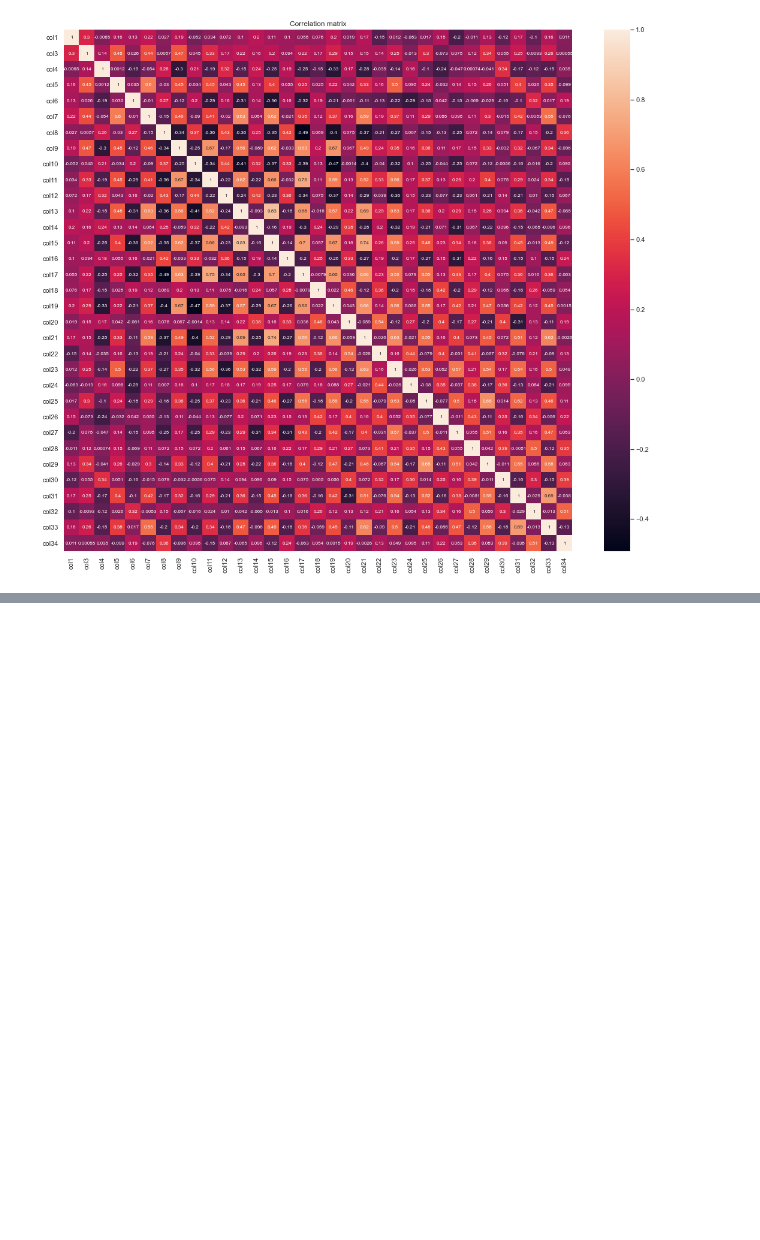
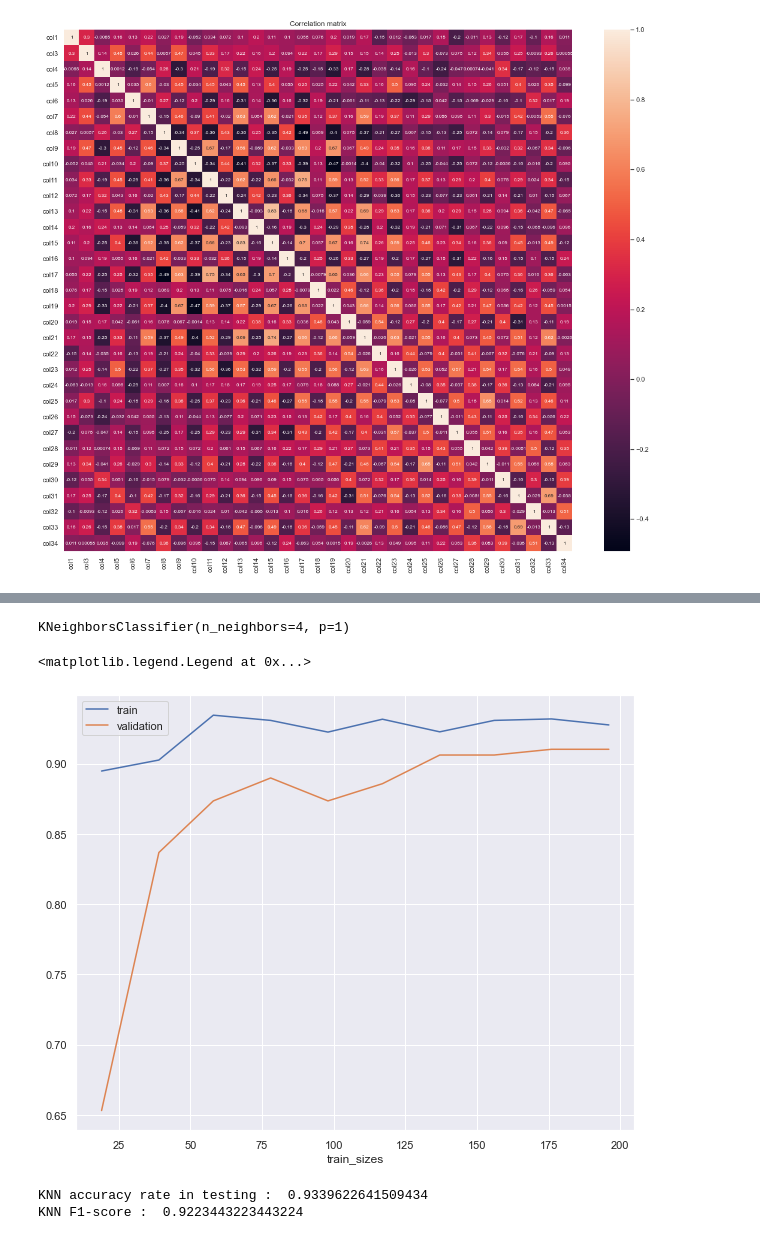
Before and after one commit to MohamedNennouche/Other-classification-projects, a Jupyter notebook: iono-notebook.ipynb, the cells around one changed output, grey strips where cells are left out. Saved outputs shown, nothing was run; the diff lists cells and outputs as text; code cells hidden in the pictures; blank space fills up the shorter version.

```diff
--- a/iono-notebook.ipynb
+++ b/iono-notebook.ipynb
@@ -75,0 +79,5 @@ Text(0.5, 1.0, 'Correlation matrix')
+# %%
+features_iono = data_iono.copy()
+etiq = features_iono['class']
+features_iono.drop(['class'], axis=1, inplace=True)
+features_iono.head()
@@ -75,0 +92,30 @@ Text(0.5, 1.0, 'Correlation matrix')
+# %%
+fv_train, fv_test, etiq_train, etiq_test = train_test_split(features_iono, etiq, test_size=0.3,random_state=23)
+# %%
+parameters = {'n_neighbors':np.arange(1,20,1), 'p' : np.arange(1,3,1)}
+knn=KNeighborsClassifier()
+clf = GridSearchCV(knn, parameters, scoring='f1_macro')
+clf.fit(fv_train,etiq_train)
+
+knn=KNeighborsClassifier(**clf.best_params_)
+knn.fit(fv_train,etiq_train)
+# %% [output]
+KNeighborsClassifier(n_neighbors=4, p=1)
+# %%
+N, train_score, val_score = learning_curve(knn, fv_train, etiq_train, train_sizes=np.linspace(0.1, 1.0, 10), cv = 5)
+# %%
+plt.figure(figsize=(10,8))
+plt.plot(N, train_score.mean(axis=1), label='train')
+plt.plot(N, val_score.mean(axis=1), label='validation')
+plt.xlabel('train_sizes')
+plt.legend()
+# %% [output]
+<matplotlib.legend.Legend at 0x...>
+[figure, added]
+# %%
+yknn=knn.predict(fv_test)
+print("KNN accuracy rate in testing : ",metrics.accuracy_score(etiq_test, yknn))
+print("KNN F1-score : ",metrics.f1_score(etiq_test, yknn, average='macro'))
+# %% [output]
+KNN accuracy rate in testing :  0.9339622641509434
+KNN F1-score :  0.9223443223443224
```
Also changed, not shown: parts of 11 cells of this notebook.
